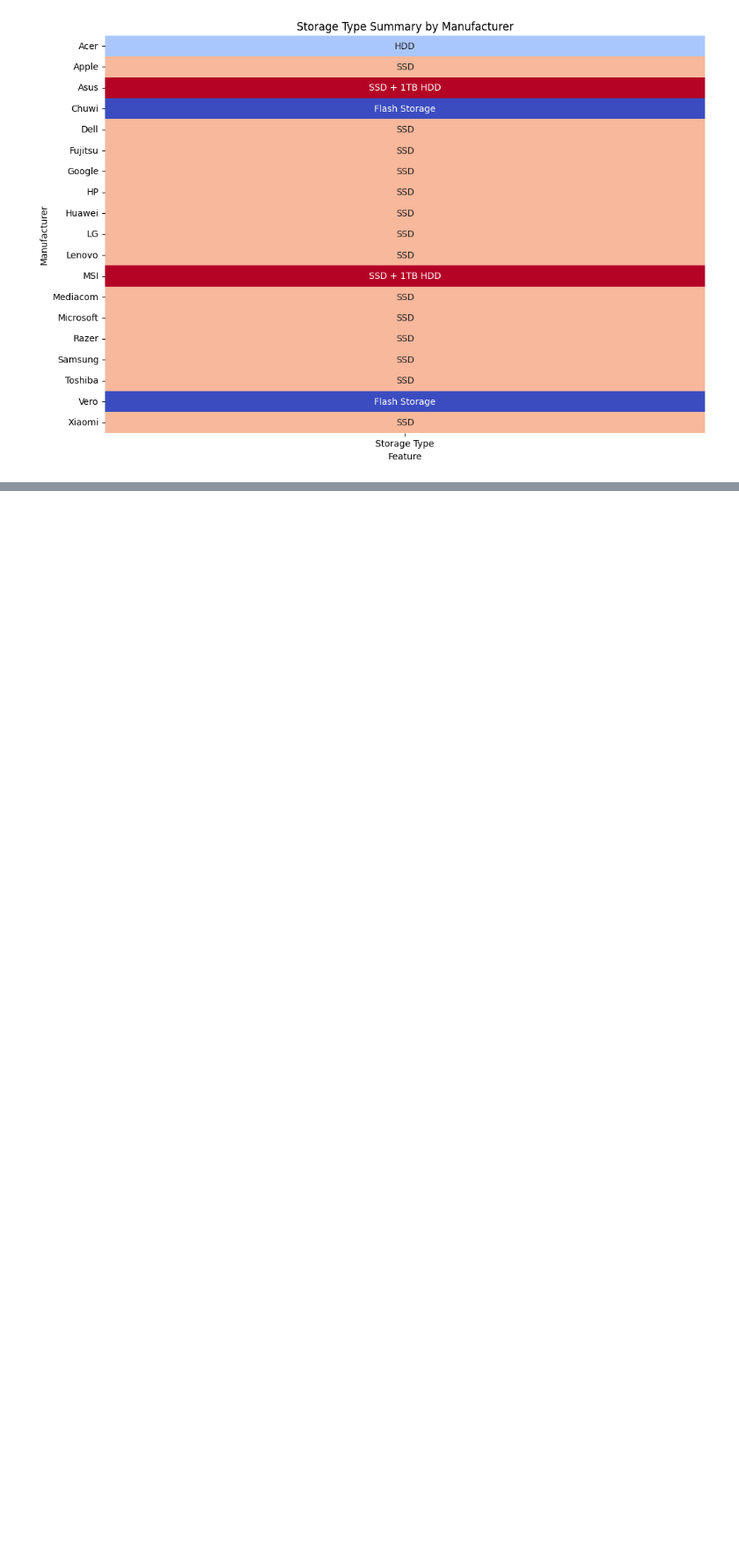
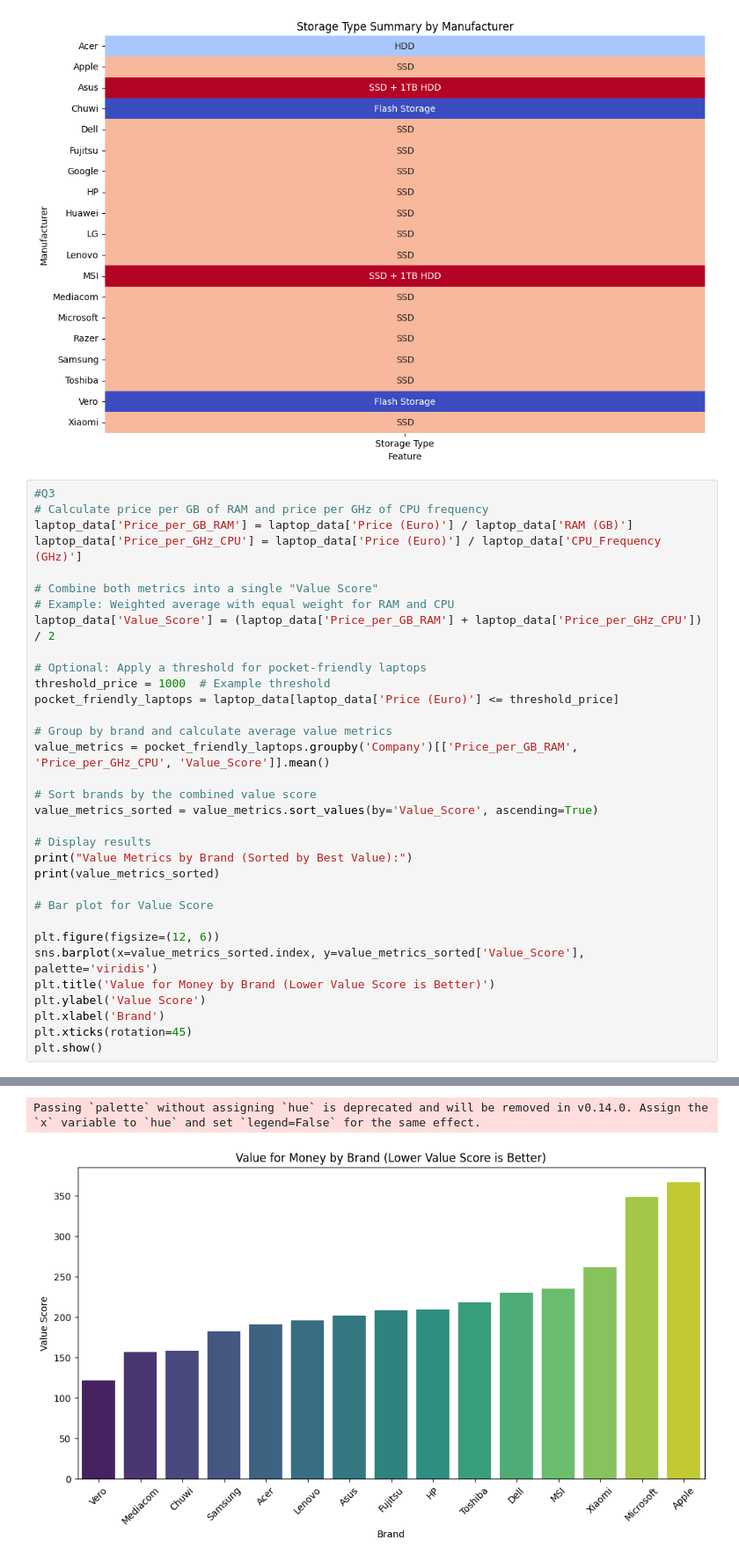
Before and after one commit to Folasewa/DS_Class_Project, a Jupyter notebook: Mini_Project_Folasewa_DS.ipynb, the cells around one changed output, grey strips where cells are left out. Shown at 88% size. Cells and saved outputs as stored; diff of their text form; blank space fills up the shorter version.

```diff
--- a/Mini_Project_Folasewa_DS.ipynb
+++ b/Mini_Project_Folasewa_DS.ipynb
@@ -622,3 +640,37 @@ for col in categorical_features_mode.columns:
 [figure]
 [figure]
 [figure]
+# %%
+#Q3
+# Calculate price per GB of RAM and price per GHz of CPU frequency
+laptop_data['Price_per_GB_RAM'] = laptop_data['Price (Euro)'] / laptop_data['RAM (GB)']
+laptop_data['Price_per_GHz_CPU'] = laptop_data['Price (Euro)'] / laptop_data['CPU_Frequency (GHz)']
+
+# Combine both metrics into a single "Value Score"
+# Example: Weighted average with equal weight for RAM and CPU
+laptop_data['Value_Score'] = (laptop_data['Price_per_GB_RAM'] + laptop_data['Price_per_GHz_CPU']) / 2
+
+# Optional: Apply a threshold for pocket-friendly laptops
+threshold_price = 1000  # Example threshold
+pocket_friendly_laptops = laptop_data[laptop_data['Price (Euro)'] <= threshold_price]
+
+# Group by brand and calculate average value metrics
+value_metrics = pocket_friendly_laptops.groupby('Company')[['Price_per_GB_RAM', 'Price_per_GHz_CPU', 'Value_Score']].mean()
+
+# Sort brands by the combined value score
+value_metrics_sorted = value_metrics.sort_values(by='Value_Score', ascending=True)
+
+# Display results
+print("Value Metrics by Brand (Sorted by Best Value):")
+print(value_metrics_sorted)
+
+# Bar plot for Value Score
+
+plt.figure(figsize=(12, 6))
+sns.barplot(x=value_metrics_sorted.index, y=value_metrics_sorted['Value_Score'], palette='viridis')
+plt.title('Value for Money by Brand (Lower Value Score is Better)')
+plt.ylabel('Value Score')
+plt.xlabel('Brand')
+plt.xticks(rotation=45)
+plt.show()
+# %% [output]
@@ -624,0 +695,2 @@ for col in categorical_features_mode.columns:
+Passing `palette` without assigning `hue` is deprecated and will be removed in v0.14.0. Assign the `x` variable to `hue` and set `legend=False` for the same effect.
+[figure, added]
```
Also changed, not shown: parts of 6 cells of this notebook.
